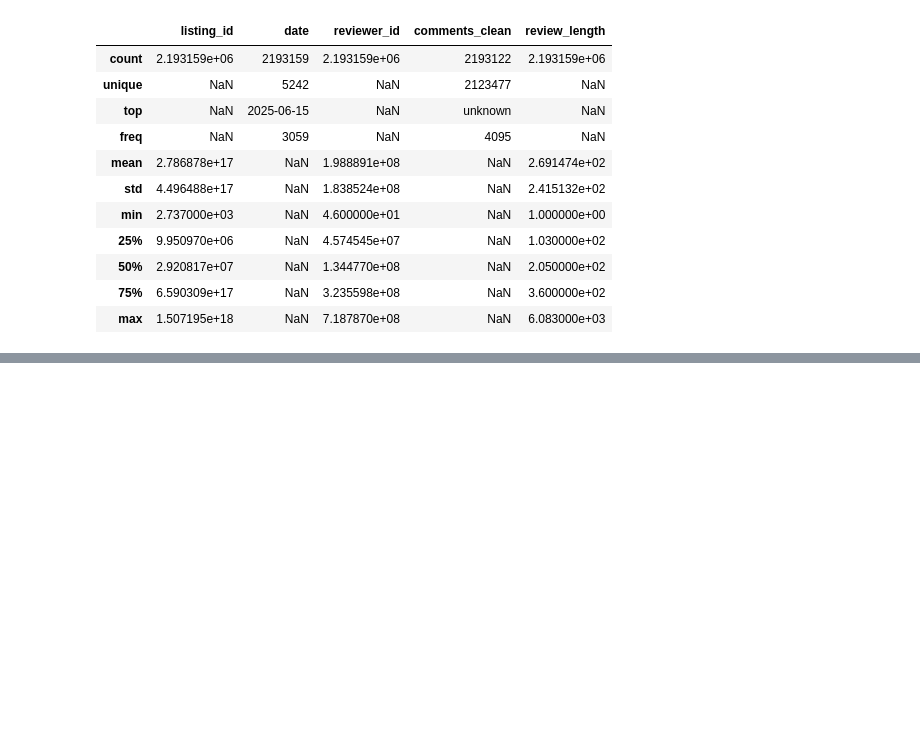
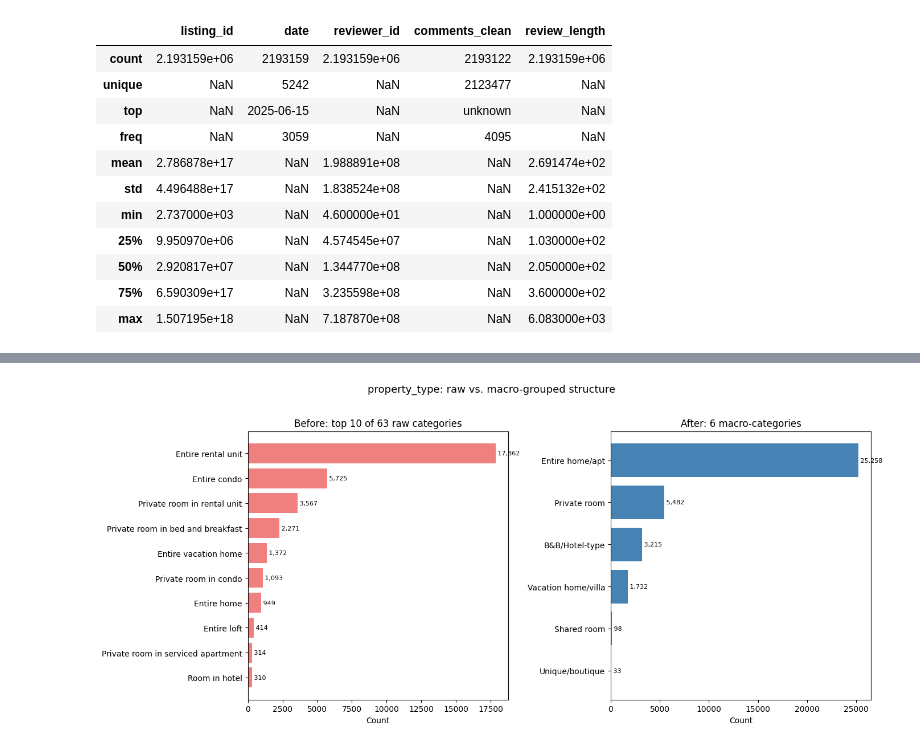
Before and after one commit to pln6/airbnb-market-segmentation-analysis, a Jupyter notebook: notebooks/02_feature_engineering.ipynb, the cells around one changed output, grey strips where cells are left out. Cells and saved outputs as stored; diff of their text form; code cells hidden in the pictures; blank space fills up the shorter version.

```diff
--- a/notebooks/02_feature_engineering.ipynb
+++ b/notebooks/02_feature_engineering.ipynb
@@ -102,0 +188,24 @@ reviews_clean.describe(include = 'all')
+# %%
+fig, axes = plt.subplots(1, 2, figsize=(14, 6))
+
+# before: top 10 raw categories
+top_raw = listings_clean['property_type'].value_counts().head(10)
+axes[0].barh(top_raw.index[::-1], top_raw.values[::-1], color='lightcoral')
+axes[0].set_title(f'Before: top 10 of {listings_clean["property_type"].nunique()} raw categories')
+axes[0].set_xlabel('Count')
+
+# after: 6 macro-groups
+grouped_counts_sorted = grouped_counts.sort_values()
+axes[1].barh(grouped_counts_sorted.index, grouped_counts_sorted.values, color='steelblue')
+axes[1].set_title(f'After: {listings_clean["property_type_grouped"].nunique()} macro-categories')
+axes[1].set_xlabel('Count')
+
+for ax in axes:
+    for i, v in enumerate(ax.containers[0].datavalues):
+        ax.text(v, i, f' {int(v):,}', va='center', fontsize=8)
+
+plt.suptitle('property_type: raw vs. macro-grouped structure', fontsize=13, y=1.02)
+plt.tight_layout()
+plt.show()
+# %% [output]
+[figure, added]
```
Also changed, not shown: parts of 12 cells of this notebook.
